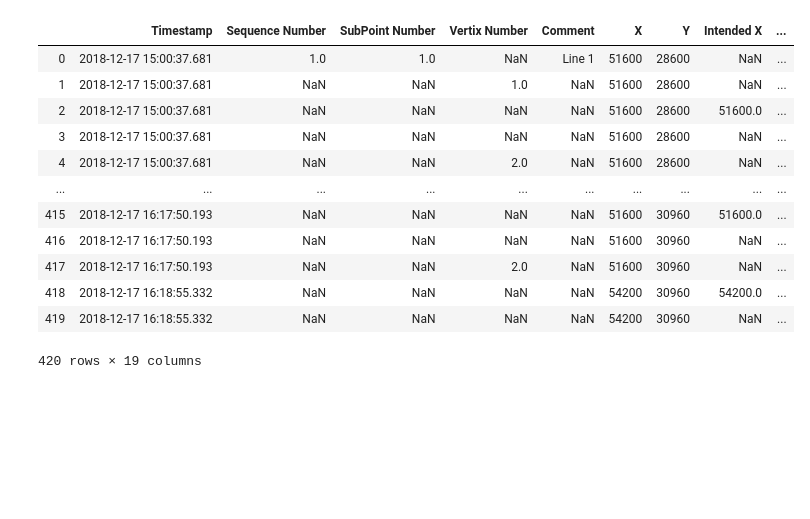
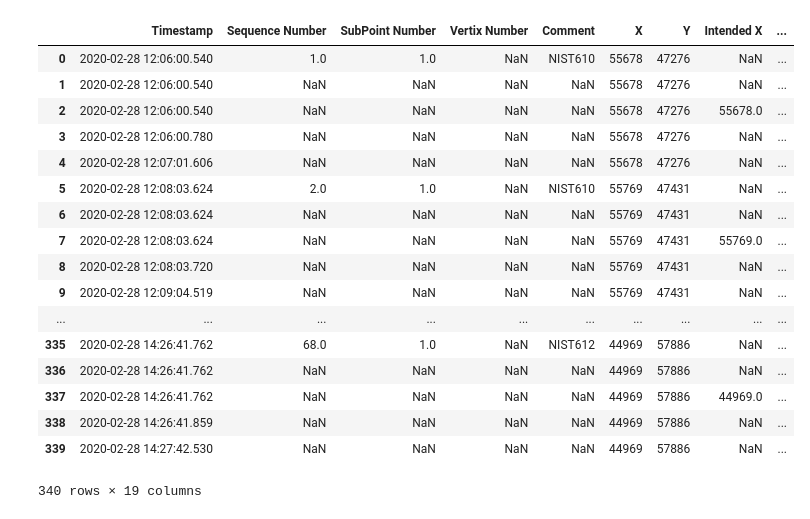
Before and after one commit to nikadilli/Ilaps, a Jupyter notebook: OOP_playground.ipynb, the cells around one changed output. Saved outputs shown, nothing was run; the diff lists cells and outputs as text; code cells hidden in the pictures; blank space fills up the shorter version.

```diff
--- a/OOP_playground.ipynb
+++ b/OOP_playground.ipynb
@@ -318,20 +320,25 @@ reader = DataReader(filename='/Users/nikadilli/code/Ilaps/test_data/mapa1c_data.
 # %%
 d = MSData(reader)
 # %%
-io = Iolite('/Users/nikadilli/code/Ilaps/test_data/mapa1.Iolite.csv')
+io = Iolite('/Users/nikadilli/code/Ilaps/test_data/an1.Iolite.csv')
 io.data
 # %% [output]
 |  | Timestamp | Sequence Number | SubPoint Number | Vertix Number | Comment | X | Y | Intended X | ... |
-| 0 | 2018-12-17 15:00:37.681 | 1.0 | 1.0 | NaN | Line 1 | 51600 | 28600 | NaN | ... |
-| 1 | 2018-12-17 15:00:37.681 | NaN | NaN | 1.0 | NaN | 51600 | 28600 | NaN | ... |
-| 2 | 2018-12-17 15:00:37.681 | NaN | NaN | NaN | NaN | 51600 | 28600 | 51600.0 | ... |
-| 3 | 2018-12-17 15:00:37.681 | NaN | NaN | NaN | NaN | 51600 | 28600 | NaN | ... |
-| 4 | 2018-12-17 15:00:37.681 | NaN | NaN | 2.0 | NaN | 51600 | 28600 | NaN | ... |
+| 0 | 2020-02-28 12:06:00.540 | 1.0 | 1.0 | NaN | NIST610 | 55678 | 47276 | NaN | ... |
+| 1 | 2020-02-28 12:06:00.540 | NaN | NaN | NaN | NaN | 55678 | 47276 | NaN | ... |
+| 2 | 2020-02-28 12:06:00.540 | NaN | NaN | NaN | NaN | 55678 | 47276 | 55678.0 | ... |
+| 3 | 2020-02-28 12:06:00.780 | NaN | NaN | NaN | NaN | 55678 | 47276 | NaN | ... |
+| 4 | 2020-02-28 12:07:01.606 | NaN | NaN | NaN | NaN | 55678 | 47276 | NaN | ... |
+| 5 | 2020-02-28 12:08:03.624 | 2.0 | 1.0 | NaN | NIST610 | 55769 | 47431 | NaN | ... |
+| 6 | 2020-02-28 12:08:03.624 | NaN | NaN | NaN | NaN | 55769 | 47431 | NaN | ... |
+| 7 | 2020-02-28 12:08:03.624 | NaN | NaN | NaN | NaN | 55769 | 47431 | 55769.0 | ... |
+| 8 | 2020-02-28 12:08:03.720 | NaN | NaN | NaN | NaN | 55769 | 47431 | NaN | ... |
+| 9 | 2020-02-28 12:09:04.519 | NaN | NaN | NaN | NaN | 55769 | 47431 | NaN | ... |
 | ... | ... | ... | ... | ... | ... | ... | ... | ... | ... |
-| 415 | 2018-12-17 16:17:50.193 | NaN | NaN | NaN | NaN | 51600 | 30960 | 51600.0 | ... |
-| 416 | 2018-12-17 16:17:50.193 | NaN | NaN | NaN | NaN | 51600 | 30960 | NaN | ... |
-| 417 | 2018-12-17 16:17:50.193 | NaN | NaN | 2.0 | NaN | 51600 | 30960 | NaN | ... |
-| 418 | 2018-12-17 16:18:55.332 | NaN | NaN | NaN | NaN | 54200 | 30960 | 54200.0 | ... |
-| 419 | 2018-12-17 16:18:55.332 | NaN | NaN | NaN | NaN | 54200 | 30960 | NaN | ... |
+| 335 | 2020-02-28 14:26:41.762 | 68.0 | 1.0 | NaN | NIST612 | 44969 | 57886 | NaN | ... |
+| 336 | 2020-02-28 14:26:41.762 | NaN | NaN | NaN | NaN | 44969 | 57886 | NaN | ... |
+| 337 | 2020-02-28 14:26:41.762 | NaN | NaN | NaN | NaN | 44969 | 57886 | 44969.0 | ... |
+| 338 | 2020-02-28 14:26:41.859 | NaN | NaN | NaN | NaN | 44969 | 57886 | NaN | ... |
+| 339 | 2020-02-28 14:27:42.530 | NaN | NaN | NaN | NaN | 44969 | 57886 | NaN | ... |
-420 rows × 19 columns
+340 rows × 19 columns
 # %%
```
Also changed, not shown: parts of 7 cells of this notebook.
